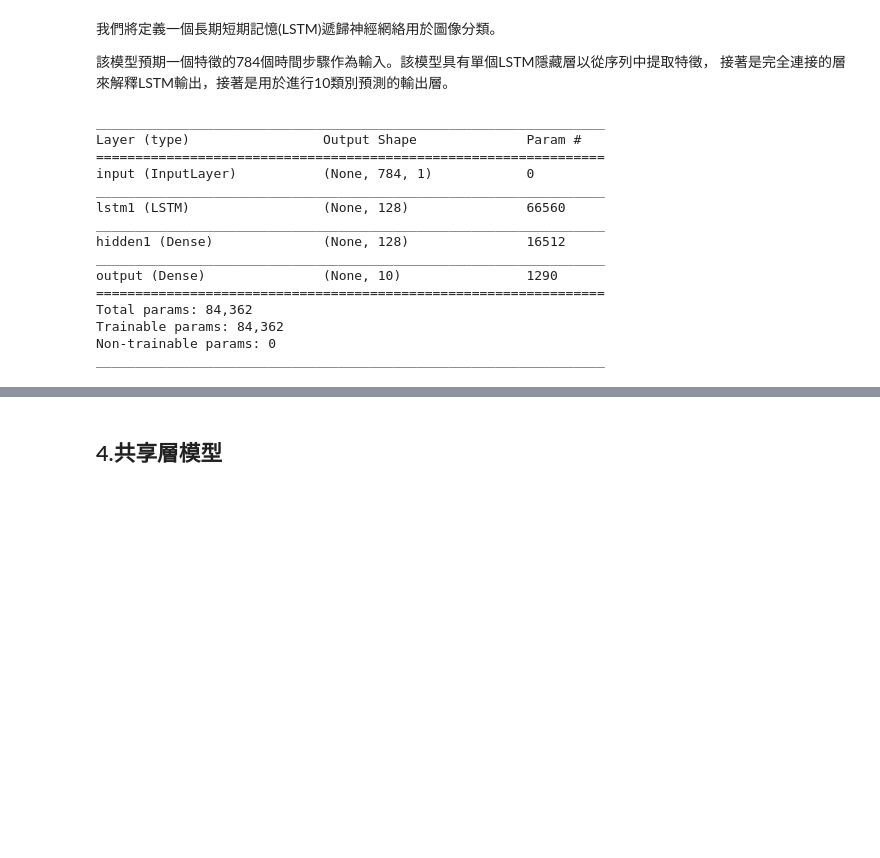
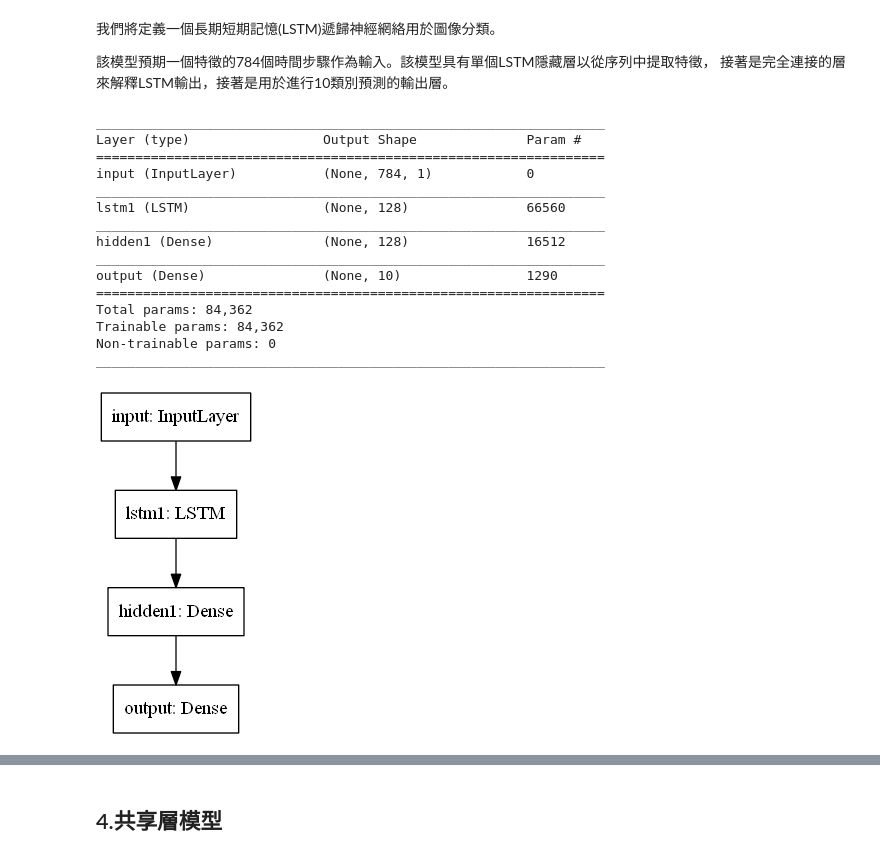
Before and after one commit to erhwenkuo/deep-learning-with-keras-notebooks, a Jupyter notebook: 1.1-keras-functional-api.ipynb, the cells around one changed output, grey strips where cells are left out. Cells and saved outputs as stored; diff of their text form; code cells hidden in the pictures; blank space fills up the shorter version.

```diff
--- a/1.1-keras-functional-api.ipynb
+++ b/1.1-keras-functional-api.ipynb
@@ -245,30 +249,34 @@ from keras.layers import Input, Dense
 from keras.layers.recurrent import LSTM
 from keras.utils import plot_model
 
 mnist_input = Input(shape=(784, 1), name='input') # 把每一個像素想成是一序列有前後關係的time_steps
 lstm1 = LSTM(128, name='lstm1')(mnist_input)
 hidden1 = Dense(128, activation='relu', name='hidden1')(lstm1)
 output = Dense(10, activation='softmax', name='output')(hidden1)
 model = Model(inputs=mnist_input, outputs=output)
 
 # 打印網絡結構
 model.summary()
 
 # 產生網絡拓撲圖
 plot_model(model, to_file='recurrent_neural_network.png')
+
+# 秀出網絡拓撲圖
+Image('recurrent_neural_network.png')
 # %% [output]
 _________________________________________________________________
 Layer (type)                 Output Shape              Param #
 =================================================================
 input (InputLayer)           (None, 784, 1)            0
 _________________________________________________________________
 lstm1 (LSTM)                 (None, 128)               66560
 _________________________________________________________________
 hidden1 (Dense)              (None, 128)               16512
 _________________________________________________________________
 output (Dense)               (None, 10)                1290
 =================================================================
 Total params: 84,362
 Trainable params: 84,362
 Non-trainable params: 0
 _________________________________________________________________
+[figure, added]
```
Also changed, not shown: parts of 14 cells of this notebook.
